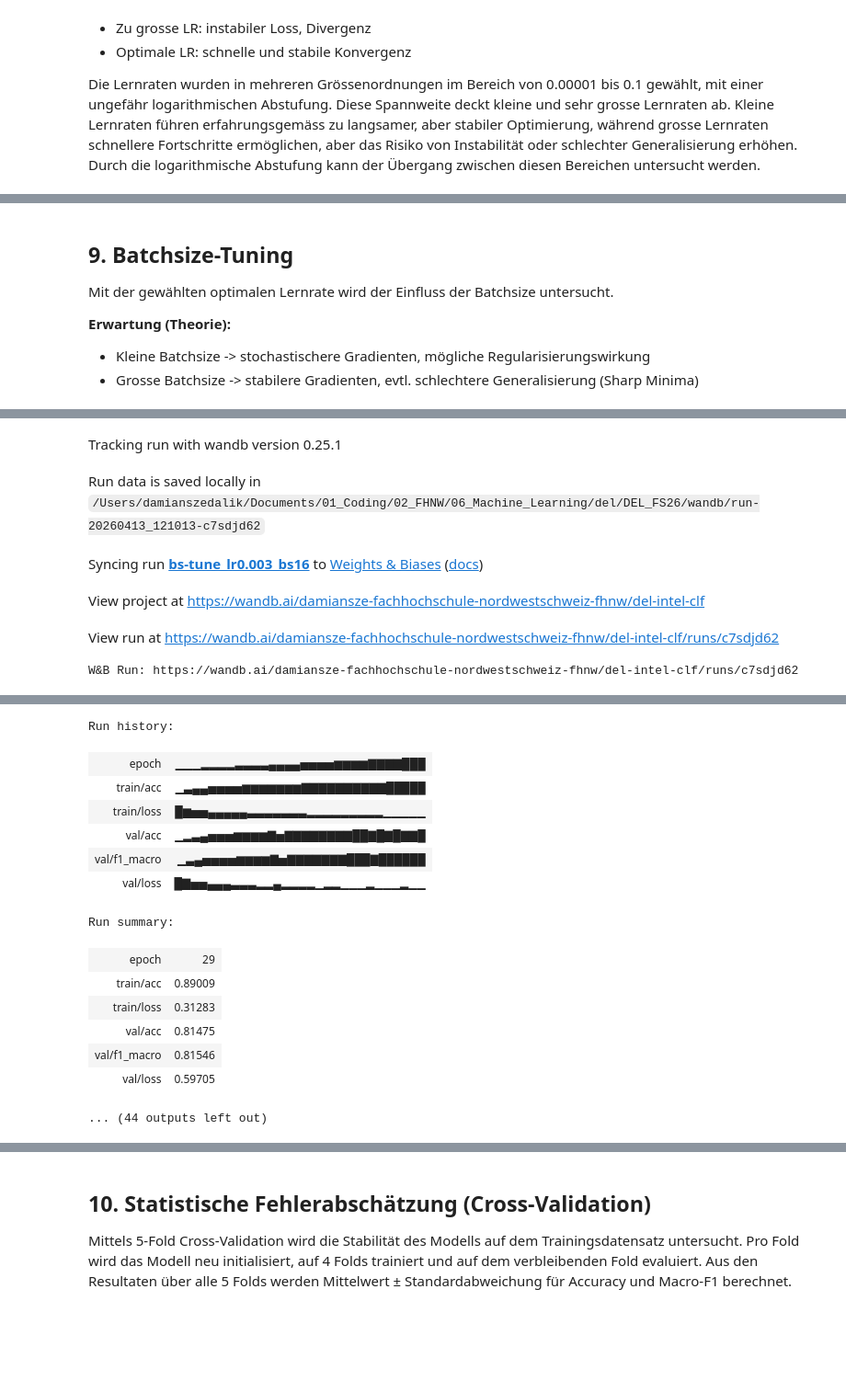
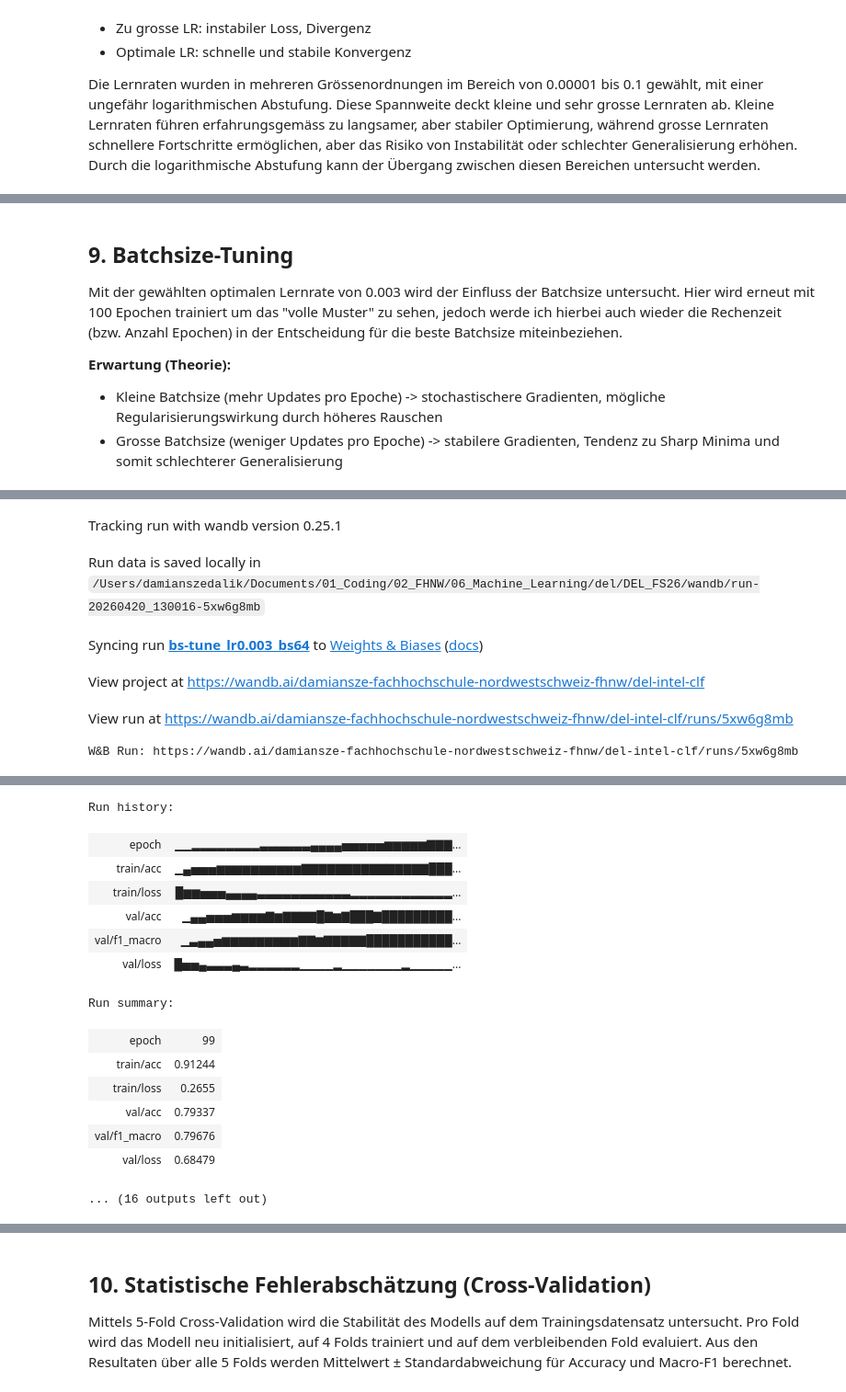
Before and after one commit to damiansze/DEL_FS26, a Jupyter notebook: DEL_MC.ipynb, the cells around one changed output, grey strips where cells are left out. Shown at 92% size. Cells and saved outputs as stored; diff of their text form; code cells hidden in the pictures; blank space fills up the shorter version.

```diff
--- a/DEL_MC.ipynb
+++ b/DEL_MC.ipynb
@@ -213,21 +203,32 @@ def get_split_dataloaders(
 # %%
 TARGET_SIZE = 64
 
-# Dataset Normalize laden (nur für Statistik-Berechnung)
-transform_raw = get_transforms(TARGET_SIZE, mean=[0, 0, 0], std=[1, 1, 1])
-train_ds_raw, _ = get_datasets(train_root, test_root, transform_raw)
+# Rohes Transform für Statistik-Berechnung (keine Normalisierung)
+transform_raw = transforms.Compose([
+    transforms.Resize((TARGET_SIZE, TARGET_SIZE)),
+    transforms.ToTensor(),
+    # transforms.Normalize(mean=[0, 0, 0], std=[1, 1, 1])
+])
+train_ds_raw = ImageFolder(root=train_root, transform=transform_raw)
 
 # Pro Kanal Mean und Std auf Trainset berechnen
 mean, std = compute_dataset_stats(train_ds_raw)
 print(f"Mean: {mean}")
 print(f"Std:  {std}")
 
-# Transform mit Normalize
-transform = get_transforms(TARGET_SIZE, mean=mean, std=std)
+# Finales Transform mit Normalisierung
+transform = transforms.Compose([
+    transforms.Resize((TARGET_SIZE, TARGET_SIZE)),
+    transforms.ToTensor(),
+    transforms.Normalize(mean=mean, std=std)
+])
 
 # Finale Datasets + DataLoader mit normalisierten Daten
-train_ds, test_ds = get_datasets(train_root, test_root, transform)
-train_loader, test_loader = get_dataloaders(train_ds, test_ds, batch_size=32)
+train_ds = ImageFolder(root=train_root, transform=transform)
+test_ds  = ImageFolder(root=test_root,  transform=transform)
+train_loader = DataLoader(train_ds, batch_size=32, shuffle=True,  num_workers=2)
+test_loader  = DataLoader(test_ds,  batch_size=32, shuffle=False, num_workers=2)
+
 
 imgs, labels = next(iter(train_loader))
 print(f"Batch shape: {imgs.shape}")
@@ -353,6 +375,7 @@ def train_one_epoch(model, loader, optimizer, criterion, device) -> tuple[float,
 def evaluate(model, loader, criterion, device) -> tuple[float, float, list, list]:
     model.eval()
     total_loss = 0.0
+    total = 0
     all_preds = []
     all_labels = []
 
@@ -361,11 +384,12 @@ def evaluate(model, loader, criterion, device) -> tuple[float, float, list, list
             inputs, labels = inputs.to(device), labels.to(device)
             outputs = model(inputs)
             loss = criterion(outputs, labels)
-            total_loss += loss.item()
+            total_loss += loss.item() * inputs.size(0)
+            total += inputs.size(0)
             all_preds.extend(outputs.argmax(dim=1).cpu().numpy())
             all_labels.extend(labels.cpu().numpy())
 
-    avg_loss = total_loss / len(loader)
+    avg_loss = total_loss / total
     avg_acc  = accuracy_score(all_labels, all_preds)
 
     return avg_loss, avg_acc, all_preds, all_labels
@@ -598,7 +626,7 @@ for lr in lr_values:
     config = {
         "lr": lr,
         "batch_size": 32,
-        "num_epochs": 30,
+        "num_epochs": 100,
         "num_classes": 6,
         "conv_channels": [32, 64, 128],
         "fc_units": 256,
@@ -655,54 +682,55 @@ Dabei ist 0.003 am ausgewogensten, da diese Lernrate einen sehr stabilen Trainin
 # %% [markdown]
 ## 9. Batchsize-Tuning
 
-Mit der gewählten optimalen Lernrate wird der Einfluss der Batchsize untersucht.
+Mit der gewählten optimalen Lernrate von 0.003 wird der Einfluss der Batchsize untersucht. Hier wird erneut mit 100 Epochen trainiert um das "volle Muster" zu sehen, jedoch werde ich hierbei auch wieder die Rechenzeit (bzw. Anzahl Epochen) in der Entscheidung für die beste Batchsize miteinbeziehen.
 
 **Erwartung (Theorie):**
-- Kleine Batchsize -> stochastischere Gradienten, mögliche Regularisierungswirkung
-- Grosse Batchsize -> stabilere Gradienten, evtl. schlechtere Generalisierung (Sharp Minima)
+- Kleine Batchsize (mehr Updates pro Epoche) -> stochastischere Gradienten, mögliche Regularisierungswirkung durch höheres Rauschen
+- Grosse Batchsize (weniger Updates pro Epoche) -> stabilere Gradienten, Tendenz zu Sharp Minima und somit schlechterer Generalisierung
 # %%
-batch_sizes = [16, 32, 64, 128]
+# batch_sizes = [16, 32, 64, 128]
+batch_sizes = [64, 128]
 all_histories_bs = {}
 
 for bs in batch_sizes:
     config = {
         "lr": 0.003,
         "batch_size": bs,
-        "num_epochs": 30,
+        "num_epochs": 100,
         "num_classes": 6,
         "conv_channels": [32, 64, 128],
         "fc_units": 256,
         "run_name": "bs-tune",
         "group": "etappe1",
         "final_eval": False
     }
     train_loader_bs, val_loader_bs, _, _ = get_split_dataloaders(train_ds, batch_size=bs, seed=SEED)
     history = train(config, train_loader_bs, val_loader_bs, device)
     all_histories_bs[f"bs={bs}"] = history
 # %% [output]
 [interactive output not drawn]
 Tracking run with wandb version 0.25.1
-Run data is saved locally in /Users/damianszedalik/Documents/01_Coding/02_FHNW/06_Machine_Learning/del/DEL_FS26/wandb/run-20260413_121013-c7sdjd62
+Run data is saved locally in /Users/damianszedalik/Documents/01_Coding/02_FHNW/06_Machine_Learning/del/DEL_FS26/wandb/run-20260420_130016-5xw6g8mb
-Syncing run bs-tune_lr0.003_bs16 to Weights & Biases (docs)
+Syncing run bs-tune_lr0.003_bs64 to Weights & Biases (docs)
 View project at https://wandb.ai/damiansze-fachhochschule-nordwestschweiz-fhnw/del-intel-clf
-View run at https://wandb.ai/damiansze-fachhochschule-nordwestschweiz-fhnw/del-intel-clf/runs/c7sdjd62
+View run at https://wandb.ai/damiansze-fachhochschule-nordwestschweiz-fhnw/del-intel-clf/runs/5xw6g8mb
-W&B Run: https://wandb.ai/damiansze-fachhochschule-nordwestschweiz-fhnw/del-intel-clf/runs/c7sdjd62
+W&B Run: https://wandb.ai/damiansze-fachhochschule-nordwestschweiz-fhnw/del-intel-clf/runs/5xw6g8mb
 [interactive output not drawn]
 Run history:
-| epoch | ▁▁▁▂▂▂▂▃▃▃▃▄▄▄▄▅▅▅▅▆▆▆▆▇▇▇▇███ |
-| train/acc | ▁▃▄▄▅▅▅▅▆▆▆▆▆▆▆▇▇▇▇▇▇▇▇▇▇█████ |
-| train/loss | █▆▅▅▄▄▄▄▄▃▃▃▃▃▃▃▂▂▂▂▂▂▂▂▂▁▁▁▁▁ |
-| val/acc | ▁▂▃▄▅▅▅▆▆▆▆▇▅▇▇▇▇▇▇▇▇██▇█▇█▇▇█ |
-| val/f1_macro | ▁▃▄▅▅▅▅▆▆▆▆▇▅▇▇▇▇▇▇▇███▇██████ |
-| val/loss | █▇▅▅▄▄▄▃▃▃▂▂▄▂▂▂▂▁▂▂▁▁▁▂▁▁▁▂▁▁ |
+| epoch | ▁▁▂▂▂▂▂▂▂▂▃▃▃▃▃▃▄▄▄▄▅▅▅▅▅▆▆▆▆▆▇▇▇... |
+| train/acc | ▁▄▅▅▅▆▆▆▆▆▆▆▆▆▆▇▇▇▇▇▇▇▇▇▇▇▇▇▇▇███... |
+| train/loss | █▆▆▅▅▅▄▄▄▄▃▃▃▃▃▃▃▃▃▃▃▂▂▂▂▂▂▂▂▂▂▂▂... |
+| val/acc | ▁▄▄▅▅▅▆▆▆▆▇▆▇▇▇▇█▇▆▇███▇█████████... |
+| val/f1_macro | ▁▃▄▄▅▆▆▆▆▆▆▆▆▆▇▇▆▇▇▇▇▇███████████... |
+| val/loss | █▅▅▄▃▃▃▄▃▂▂▂▂▂▂▁▁▁▁▂▁▁▁▁▁▁▁▂▁▁▁▁▁... |
 Run summary:
-| epoch | 29 |
-| train/acc | 0.89009 |
-| train/loss | 0.31283 |
-| val/acc | 0.81475 |
-| val/f1_macro | 0.81546 |
-| val/loss | 0.59705 |
+| epoch | 99 |
+| train/acc | 0.91244 |
+| train/loss | 0.2655 |
+| val/acc | 0.79337 |
+| val/f1_macro | 0.79676 |
+| val/loss | 0.68479 |
-... (44 outputs left out)
+... (16 outputs left out)
 # %% [markdown]
 <iframe src="https://wandb.ai/damiansze-fachhochschule-nordwestschweiz-fhnw/del-intel-clf/reports/Batchsize-Tuning--VmlldzoxNjUxMTM5NQ" style="border:none;height:1024px;width:100%">
 # %% [markdown]
```
Also changed, not shown: parts of 21 cells of this notebook.
